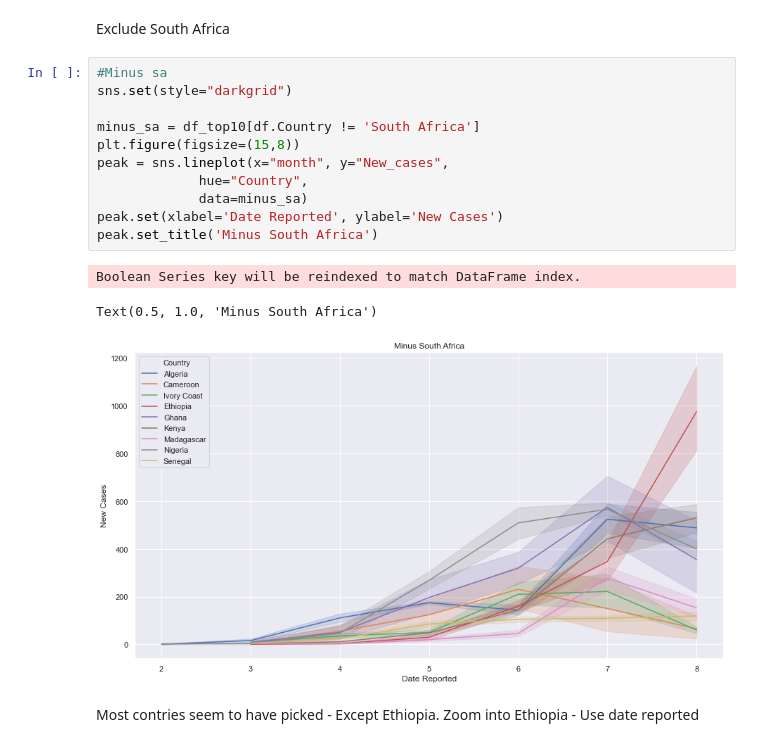
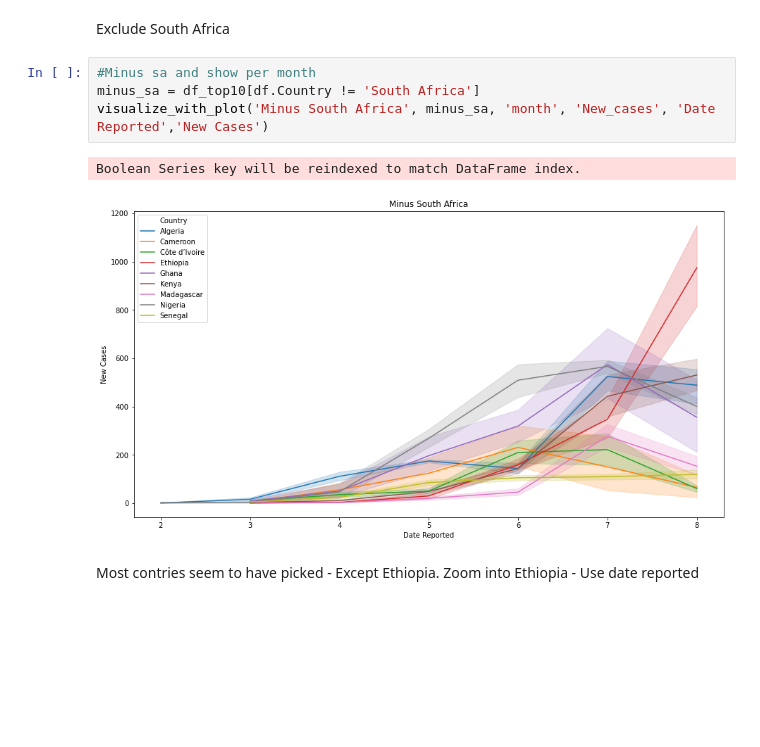
Before and after one commit to ngaruko/covid-africa, a Jupyter notebook: covid.ipynb, the cells around one changed output. Saved outputs shown, nothing was run; the diff lists cells and outputs as text; blank space fills up the shorter version.

```diff
--- a/covid.ipynb
+++ b/covid.ipynb
@@ -320,20 +269,12 @@ Text(0.5, 1.0, 'Top Ten Trends')
 # %% [markdown]
  Exclude South Africa
-# %%
-#Minus sa
-sns.set(style="darkgrid")
-
-minus_sa = df_top10[df.Country != 'South Africa']
-plt.figure(figsize=(15,8))
-peak = sns.lineplot(x="month", y="New_cases",
-             hue="Country",
-             data=minus_sa)
-peak.set(xlabel='Date Reported', ylabel='New Cases')
-peak.set_title('Minus South Africa')
-# %% [output]
-Boolean Series key will be reindexed to match DataFrame index.
-Text(0.5, 1.0, 'Minus South Africa')
-[figure, removed]
+# %%
+#Minus sa and show per month
+minus_sa = df_top10[df.Country != 'South Africa']
+visualize_with_plot('Minus South Africa', minus_sa, 'month', 'New_cases', 'Date Reported','New Cases')
+# %% [output]
+Boolean Series key will be reindexed to match DataFrame index.
+[figure, added]
 # %% [markdown]
 Most contries seem to have picked - Except Ethiopia. Zoom into Ethiopia -
 Use date reported
```
Also changed, not shown: parts of 31 cells of this notebook, 7 other files.
